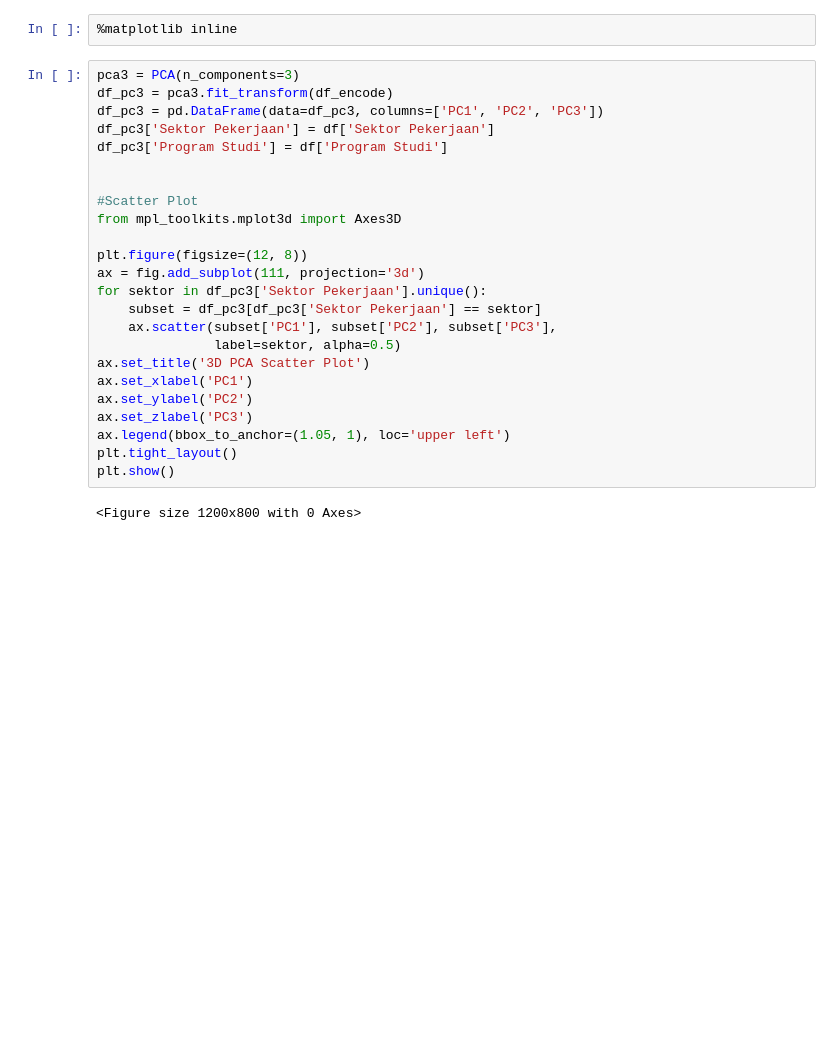
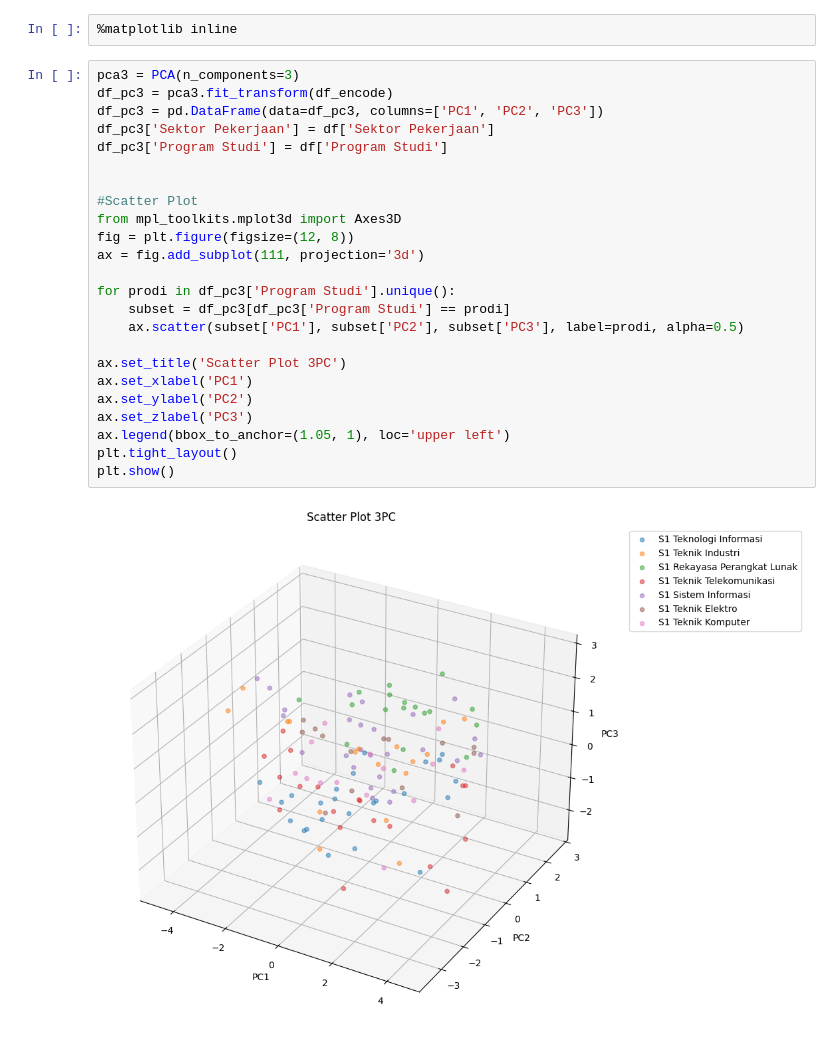
Before and after one commit to firarru/Project-Tracer-Study, a Jupyter notebook: Tracer_Study.ipynb, the cells around one changed output. Saved outputs shown, nothing was run; the diff lists cells and outputs as text; blank space fills up the shorter version.

```diff
--- a/Tracer_Study.ipynb
+++ b/Tracer_Study.ipynb
@@ -202,26 +224,26 @@ Berdasarkan grafik, terjadi perpotongan pada PC3
 # %%
 pca3 = PCA(n_components=3)
 df_pc3 = pca3.fit_transform(df_encode)
 df_pc3 = pd.DataFrame(data=df_pc3, columns=['PC1', 'PC2', 'PC3'])
 df_pc3['Sektor Pekerjaan'] = df['Sektor Pekerjaan']
 df_pc3['Program Studi'] = df['Program Studi']
 
 
 #Scatter Plot
 from mpl_toolkits.mplot3d import Axes3D
+fig = plt.figure(figsize=(12, 8))
+ax = fig.add_subplot(111, projection='3d')
 
-plt.figure(figsize=(12, 8))
-ax = fig.add_subplot(111, projection='3d')
-for sektor in df_pc3['Sektor Pekerjaan'].unique():
-    subset = df_pc3[df_pc3['Sektor Pekerjaan'] == sektor]
-    ax.scatter(subset['PC1'], subset['PC2'], subset['PC3'],
-               label=sektor, alpha=0.5)
-ax.set_title('3D PCA Scatter Plot')
+for prodi in df_pc3['Program Studi'].unique():
+    subset = df_pc3[df_pc3['Program Studi'] == prodi]
+    ax.scatter(subset['PC1'], subset['PC2'], subset['PC3'], label=prodi, alpha=0.5)
+
+ax.set_title('Scatter Plot 3PC')
 ax.set_xlabel('PC1')
 ax.set_ylabel('PC2')
 ax.set_zlabel('PC3')
 ax.legend(bbox_to_anchor=(1.05, 1), loc='upper left')
 plt.tight_layout()
 plt.show()
 # %% [output]
-<Figure size 1200x800 with 0 Axes>
+[figure, added]
```
Also changed, not shown: parts of 8 cells of this notebook.
